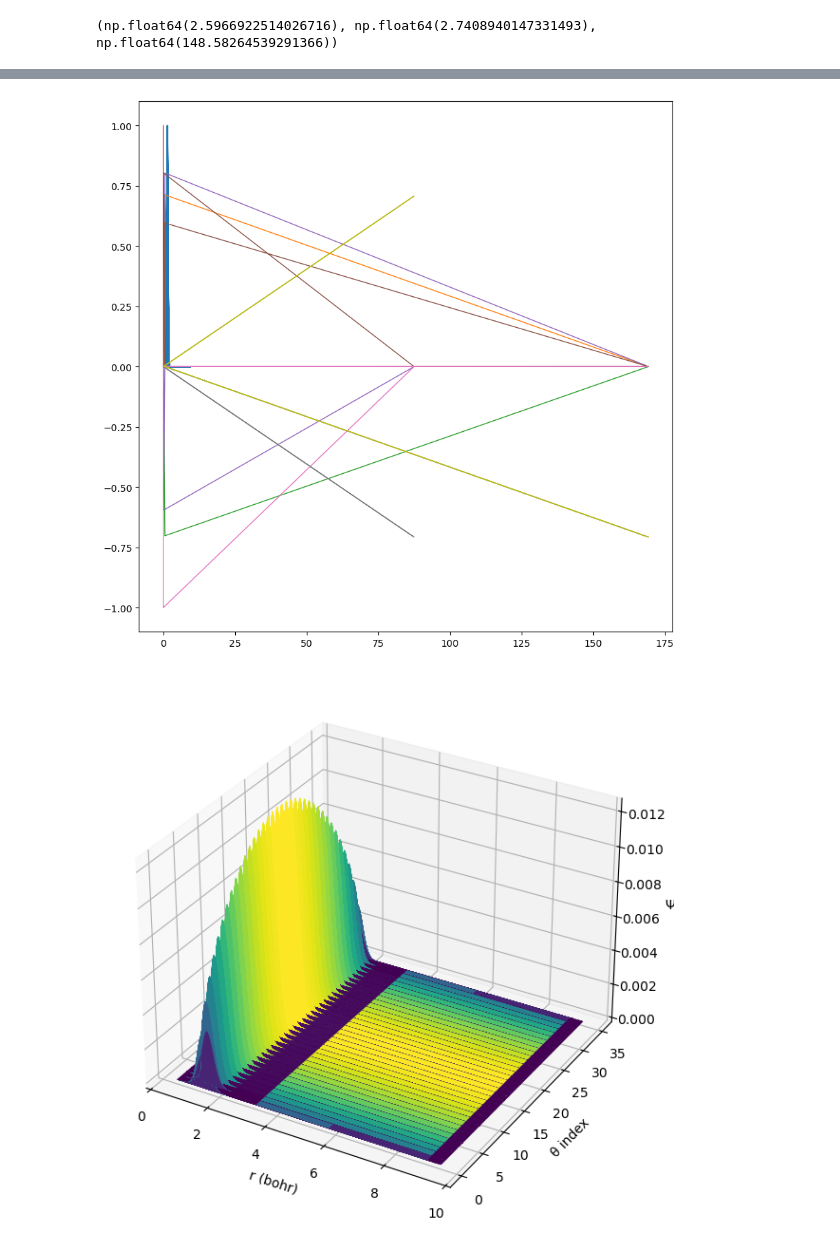
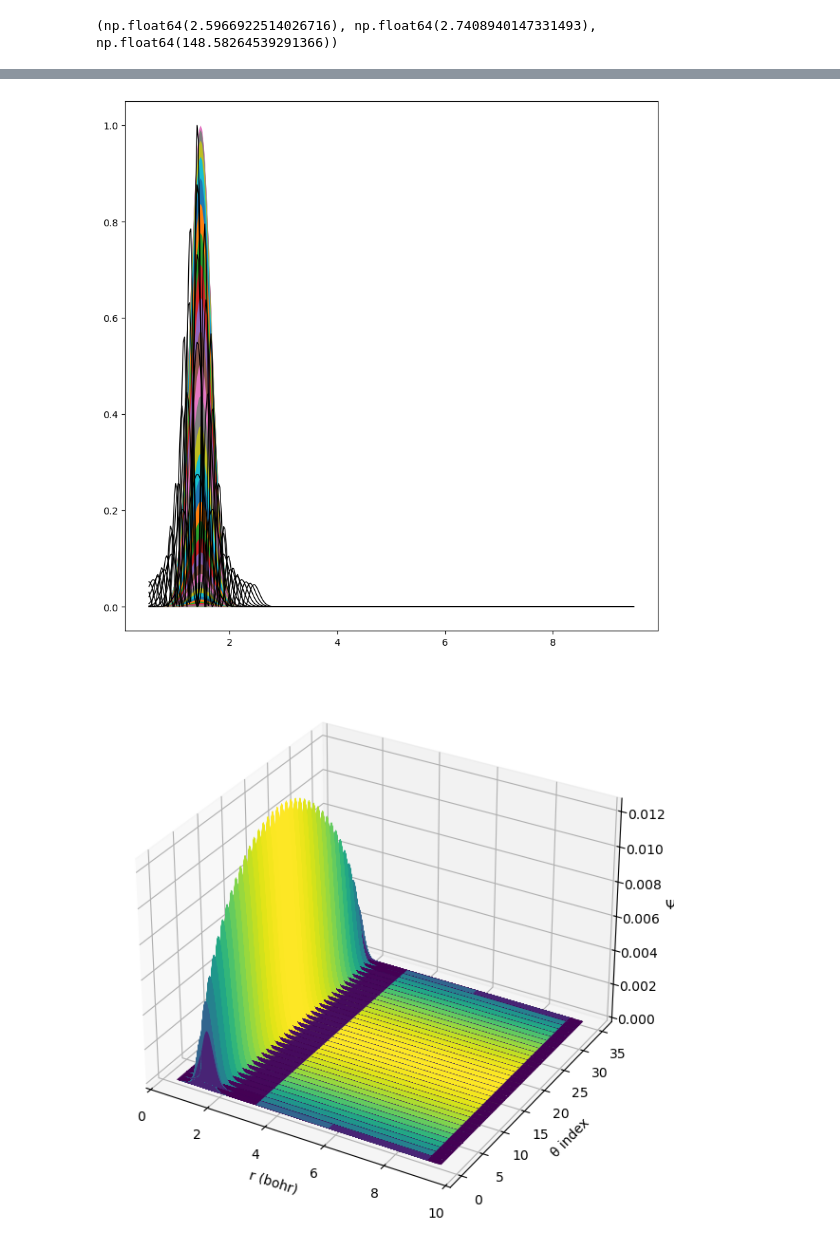
Before and after one commit to Jorgealfue10/WP_Prop_Analysis, a Jupyter notebook: psi_trans.ipynb, the cells around one changed output, grey strips where cells are left out. Drawn from its saved outputs; the diff is of its cells as text; code cells hidden in the pictures.

```diff
--- a/psi_trans.ipynb
+++ b/psi_trans.ipynb
@@ -42,6 +42,7 @@ print(transform_coords(2.65,1.4,90,30.9737620,2.0141017778,2.0141017778))
 (np.float64(2.5966922514026716), np.float64(2.7408940147331493), np.float64(148.58264539291366))
 # %%
 path_ex = "/home/jorgebdelafuente/Doctorado/Quantics/PH2p_1TApp/exact_test/"
+path_ex = "/home/jorgebdelafuente/Doctorado/Quantics/PH2p_1TApp/ph2p/psitrans/"
 # psi_twocoords = np.loadtxt(path_ex+"grid_test.dat")
 # rpgrid = np.loadtxt(path_ex+"rpgrid.dat",skiprows=11)[:,1]
 # rggrid = np.loadtxt(path_ex+"rggrid.dat",skiprows=11)[:,1]
@@ -94,8 +89,8 @@ fig1, ax1 = plt.subplots(3,figsize=(10,5))
 
 for i in range(len(blocks)):
     test=np.array(blocks[i])
-    # norm = np.sqrt(test[:,6]*test[:,6] + test[:,7]*test[:,7])
-    norm = test[:,6]
+    norm = np.sqrt(test[:,6]*test[:,6] + test[:,7]*test[:,7])
+    # norm = test[:,6]
     ax1[0].plot(test[:,0],norm,lw=1)
     ax1[1].plot(test[:,1],norm,lw=1)
     ax1[2].plot(test[:,2],norm,lw=1)
@@ -154,28 +146,64 @@ omega = nu_cm * 4.556335e-6   # a.u. (Hartree), ~0.0142
 # %%
-r = np.array(blocks[18][:][3])
-R = np.array(blocks[18][:][4])
+nr,nR = 384,768
+r = np.array(blocks[17])[:nr,3]
+R = np.array(blocks[17])[:,4]
+print(R)
 # r: vector 1D de la rejilla radial (longitud nr) -> NO lo cojas de blocks
-E, phi = ho_modes(r, mu=mu, omega=omega, r0=1.4, nv=9)  # phi: (nr, nv)
+amu_to_me = 1822.888486
+mD = 2.0141017778
+mu = ((mD*mD)/(mD+mD))*amu_to_me
+nu_cm = 3115.0/2               # cm^-1 (test)
+omega = nu_cm * 4.556335e-6   # a.u. (Hartree), ~0.0142
+nv = 9
 
-print(phi)
+E, phi = ho_modes(r, mu=mu, omega=omega, r0=1.4, nv=nv)  # phi: (nr, nv)
 
 dr = r[1] - r[0]
-dR = R[1] - R[0]
+dR = R[nR] - R[0]
 
-M = np.array(blocks[18])              # M: (nR, nr)
-A = M @ phi * dr                # (nR, nv)
-Pv = (np.abs(A)**2).sum(axis=0)*dR     # → (nv,)
-norm2 = (np.abs(M)**2).sum()*dr*dR        # escalar
-frac = Pv / norm2                   # (nv,)
-print("Fracciones por v:", frac)
-print(sum(frac))
+# for m in range(0,len(blocks)-1,4):
+for m in [17]:
+    M = np.array(blocks[m])              # M: (nR, nr)
+    mat_psi_Norm = np.zeros((nR,nr))
+    maxnorm = max(np.sqrt(M[:,6]*M[:,6]+M[:,7]*M[:,7]))
+    counter = 0
+    for i in range(nR):
+        for j in range(nr):
+            mat_psi_Norm[i,j] = np.sqrt(M[counter,6]*M[counter,6]+M[counter,7]*M[counter,7])
+            counter += 1
 
-fig2, ax2 = plt.subplots(figsize=(10,10))
+    print(dr,dR)
+    norm_total = np.sum(mat_psi_Norm**2)*dr*dR
+    mat_psi = mat_psi_Norm/(norm_total**0.5)
 
-normwf = np.sqrt(M[:,6]*M[:,6]+M[:,7]*M[:,7])
-ax2.plot(M[:,3],normwf/max(normwf))
-maxphi = np.max(phi)
-for i in range(len(phi)):
-    ax2.plot(r,phi[i,:]/maxphi,lw=1)
-# ax2.plot(np.array(blocks[20])[:,4],norm)
+    # mat_psi = mat_psi_Norm
+    # print(mat_psi)
+    A = np.zeros((nR,nv))
+
+    A = np.einsum("ij,jk->ik", mat_psi, phi)*dr
+    Pv = np.einsum("ik,ik->k", A, A)*dR
+    sumPv = np.sum(Pv)
+
+    for i in range(len(Pv)):
+        Pv[i] = Pv[i]/sumPv
+
+    print(Pv)
+    fig2, ax2 = plt.subplots(figsize=(10,10))
+
+    maxpsi = np.max(mat_psi)
+    mat_psi /= maxpsi
+    # normwf = np.sqrt(M[:,6]*M[:,6]+M[:,7]*M[:,7])
+    # ax2.plot(R,A)
+    phisq = abs(phi*phi)
+    maxphi = np.max(phisq)
+    phisq /= maxphi
+    zeros = np.zeros((nR,nr))
+    for i in range(nR):
+        ax2.fill_between(r,zeros[i,:],mat_psi[i,:],lw=1)
+        # ax2.plot(r,mat_psi[i,:],lw=1)
+    # ax2.plot(M[:,3],np.sqrt(M[:,6]*M[:,6]+M[:,7]*M[:,7]),lw=1)
+    for i in range(nv):
+        ax2.plot(r,phisq[:,i],lw=1,color="black")
+        # ax2.plot(r,phisq[:,i]*Pv[i],lw=1,color="black")
+    # ax2.plot(np.array(blocks[20])[:,4],norm)
 # %% [output]
@@ -201,4 +214,4 @@ Fracciones por v: [9.03158724e-03 8.15233381e-03 8.86868889e-09 1.05959816e-05
-[figure, old version]
+[figure, new version]
 # %%
 # Convertir a numpy
 blocks_array = [np.array(b) for b in blocks]
```
Also changed, not shown: parts of 12 cells of this notebook, 1 other file.
